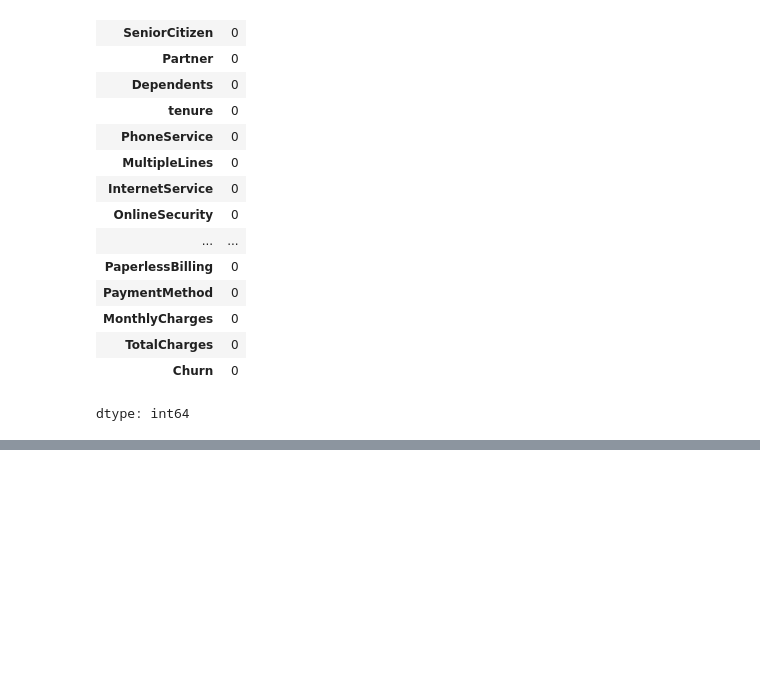
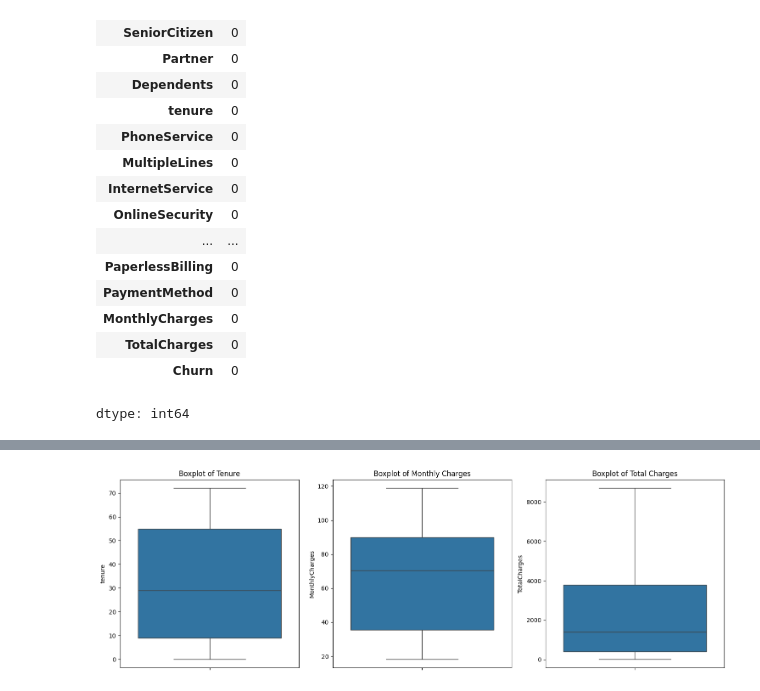
Before and after one commit to davidlealo/sic_ai_2025_sept, a Jupyter notebook: 5_deep_learning/clase_36.ipynb, the cells around one changed output, grey strips where cells are left out. Drawn from its saved outputs; the diff is of its cells as text; code cells hidden in the pictures; blank space fills up the shorter version.

```diff
--- a/5_deep_learning/clase_36.ipynb
+++ b/5_deep_learning/clase_36.ipynb
@@ -523,0 +542,28 @@ dtype: int64
+# %%
+from sklearn.preprocessing import OneHotEncoder
+
+# Separate features and target
+X = df.drop('Churn', axis=1)
+y = df['Churn']
+
+# Select categorical columns
+X_cat = X[CAT_COLS]
+X_num = X[NUM_COLS]
+
+# Initialize OneHotEncoder
+# handle_unknown='ignore' will allow the encoder to handle unseen categories during transform
+# sparse_output=False will return a dense array
+onehot_encoder = OneHotEncoder(handle_unknown='ignore', sparse_output=False)
+
+# Fit and transform categorical features
+X_cat_encoded = onehot_encoder.fit_transform(X_cat)
+
+# Convert the encoded categorical features back to a DataFrame
+# Get feature names after encoding
+feature_names = onehot_encoder.get_feature_names_out(CAT_COLS)
+X_cat_encoded_df = pd.DataFrame(X_cat_encoded, columns=feature_names, index=X.index)
+
+# Concatenate numerical and encoded categorical features
+df_processed = pd.concat([X_num, X_cat_encoded_df, y], axis=1)
+
+display(df_processed.head())
@@ -523,0 +593,19 @@ dtype: int64
+# %%
+plt.figure(figsize=(15, 5))
+
+plt.subplot(1, 3, 1)
+sns.boxplot(y=df_processed['tenure'])
+plt.title('Boxplot of Tenure')
+
+plt.subplot(1, 3, 2)
+sns.boxplot(y=df_processed['MonthlyCharges'])
+plt.title('Boxplot of Monthly Charges')
+
+plt.subplot(1, 3, 3)
+sns.boxplot(y=df_processed['TotalCharges'])
+plt.title('Boxplot of Total Charges')
+
+plt.tight_layout()
+plt.show()
+# %% [output]
+[figure, added]
```
Also changed, not shown: parts of 17 cells of this notebook.
